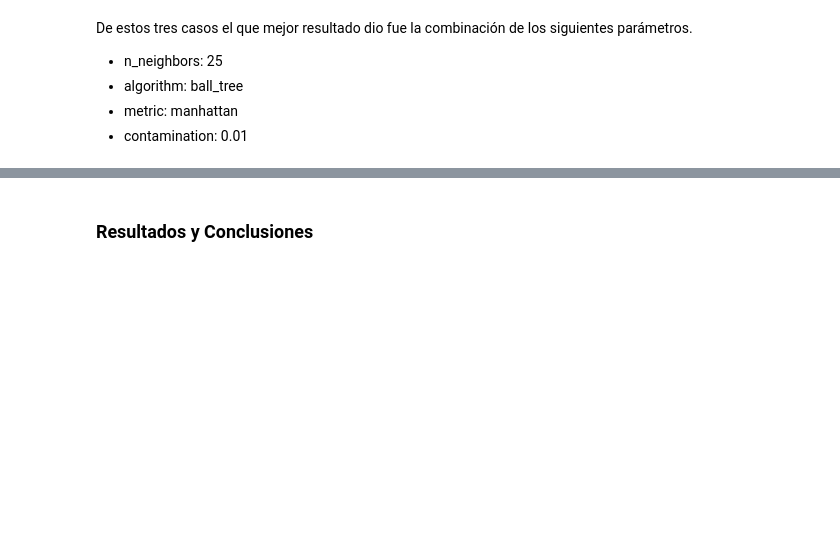
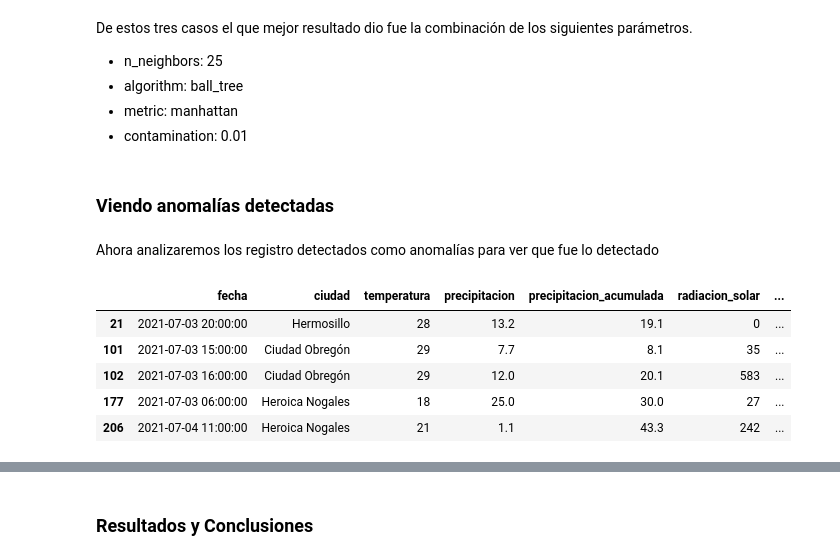
Before and after one commit to carlosvelv/proyecto_anomalias, a Jupyter notebook: Anomalias_proyecto_revision_1.ipynb, the cells around one changed output, grey strips where cells are left out. Cells and saved outputs as stored; diff of their text form; code cells hidden in the pictures; blank space fills up the shorter version.

```diff
--- a/Anomalias_proyecto.ipynb
+++ b/Anomalias_proyecto_revision_1.ipynb
@@ -347,14 +347,15 @@ Lo que se hace en el codigo es lo siguiente:
 *  La parte de all(axis=1) asegura que en cada fila, ningun elemento pase del threshold.
 *  Por ultimo esa boolean mask se le pone al Dataframe para filtrar.
 # %%
-from scipy.stats import zscore
-numeric_cols = df.select_dtypes(include=[np.number]).columns
+from scipy import stats
+#Filtramos solo datos numericos
+df_numerics_only = df.select_dtypes(include=np.number)
 #Poniendo threshold 3
-df_filtered_3 = df[np.abs(df[numeric_cols].apply(zscore) < 3).all(axis=1)]
+df_filtered_3 = df[(np.abs(stats.zscore(df_numerics_only)) < 3).all(axis=1)]
 #Poniendo threshold 2.5
-df_filtered_25 = df[np.abs(df[numeric_cols].apply(zscore) < 2.5).all(axis=1)]
+df_filtered_25 = df[(np.abs(stats.zscore(df_numerics_only)) < 2.5).all(axis=1)]
 #Poniendo threshold 2
-df_filtered_2 = df[np.abs(df[numeric_cols].apply(zscore) < 2).all(axis=1)]
+df_filtered_2 = df[(np.abs(stats.zscore(df_numerics_only)) < 2).all(axis=1)]
 # %% [markdown]
 Ahora veremos que tantos datos se filtraron con cada uno de los thresholds
 # %%
@@ -508,3 +509,17 @@ De estos tres casos el que mejor resultado dio fue la combinación de los siguie
 *   algorithm: ball_tree
 *   metric: manhattan
 *   contamination: 0.01
+# %% [markdown]
+### Viendo anomalías detectadas
+# %% [markdown]
+Ahora analizaremos los registro detectados como anomalías para ver que fue lo detectado
+# %%
+df_anomaly = df[(np.abs(stats.zscore(df_numerics_only)) > 3)]
+df_anomaly.head()
+# %% [output]
+|  | fecha | ciudad | temperatura | precipitacion | precipitacion_acumulada | radiacion_solar | ... |
+| 21 | 2021-07-03 20:00:00 | Hermosillo | 28 | 13.2 | 19.1 | 0 | ... |
+| 101 | 2021-07-03 15:00:00 | Ciudad Obregón | 29 | 7.7 | 8.1 | 35 | ... |
+| 102 | 2021-07-03 16:00:00 | Ciudad Obregón | 29 | 12.0 | 20.1 | 583 | ... |
+| 177 | 2021-07-03 06:00:00 | Heroica Nogales | 18 | 25.0 | 30.0 | 27 | ... |
+| 206 | 2021-07-04 11:00:00 | Heroica Nogales | 21 | 1.1 | 43.3 | 242 | ... |
```
Also changed, not shown: parts of 3 cells of this notebook.
